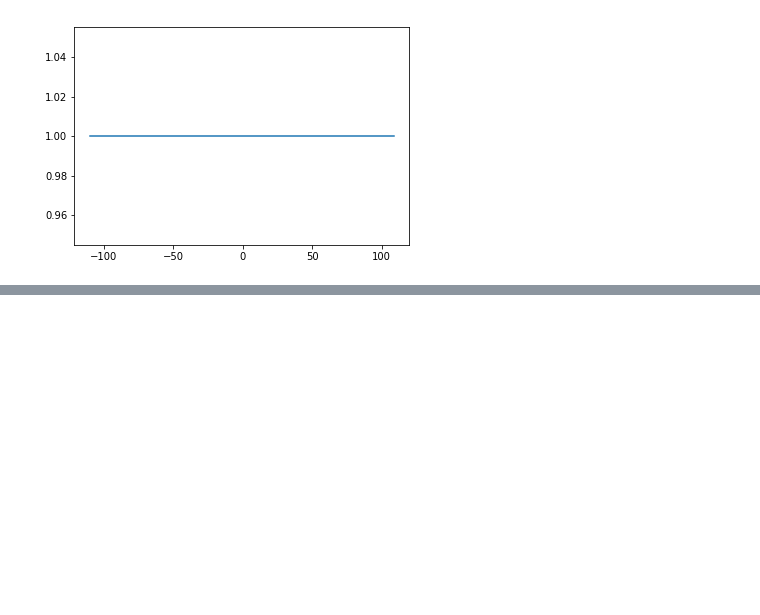
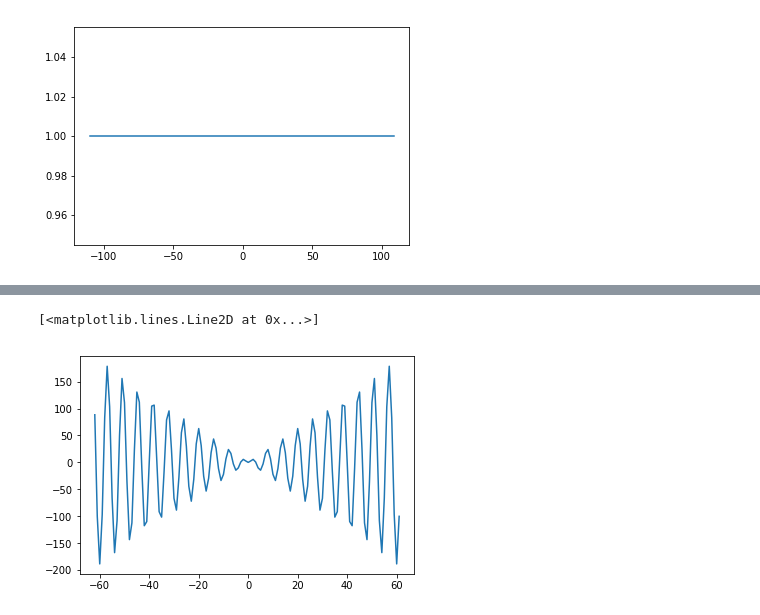
Before and after one commit to mtxslv/digitalprocessingsimulations, a Jupyter notebook: FFTconvolution.ipynb, the cells around one changed output, grey strips where cells are left out. Drawn from its saved outputs; the diff is of its cells as text; code cells hidden in the pictures; blank space fills up the shorter version.

```diff
--- a/FFTconvolution.ipynb
+++ b/FFTconvolution.ipynb
@@ -227,0 +323,6 @@ plt.show()
+# %%
+# plotagem do sinal h_n
+plt.plot(n-62, h_n)
+# %% [output]
+[<matplotlib.lines.Line2D at 0x...>]
+[figure, added]
```
Also changed, not shown: parts of 18 cells of this notebook.
